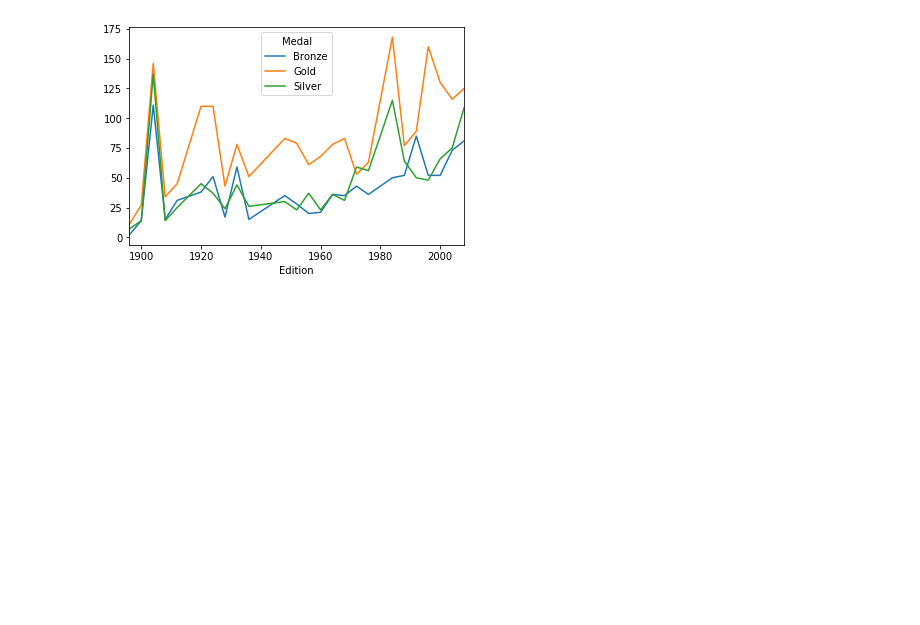
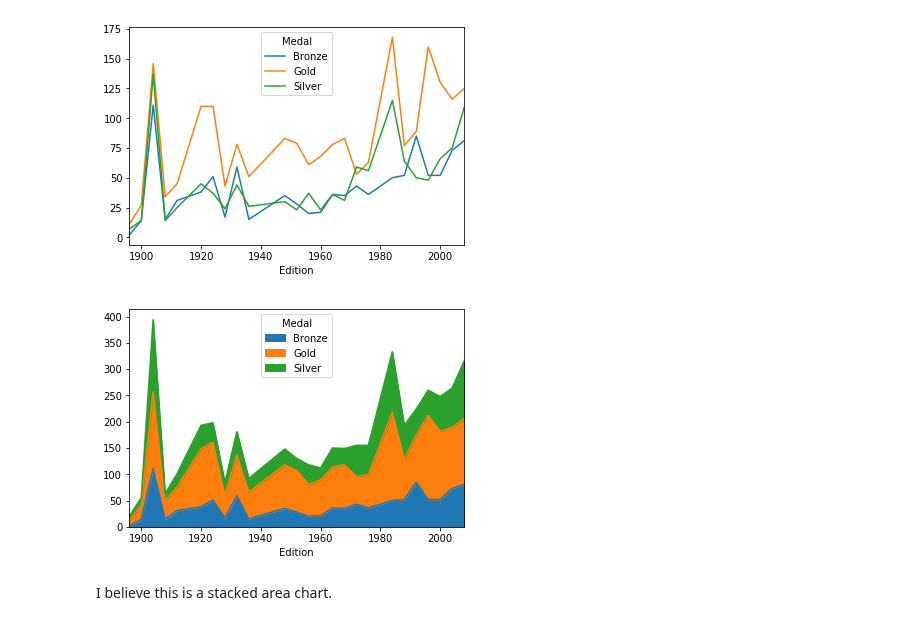
Before and after one commit to sushant2811/pythonAndStatsForDS, a Jupyter notebook: advancedPandas.ipynb, the cells around one changed output. Cells and saved outputs as stored; diff of their text form; code cells hidden in the pictures; blank space fills up the shorter version.

Commit message:
Using area charts

```diff
--- a/advancedPandas.ipynb
+++ b/advancedPandas.ipynb
@@ -1522,3 +1522,9 @@ import matplotlib as plt
 usaMedalsByYearUnstacked.plot();
 # %% [output]
 [figure]
+# %%
+usaMedalsByYearUnstacked.plot.area();
+# %% [output]
+[figure, added]
+# %% [markdown]
+I believe this is a stacked area chart.
```
